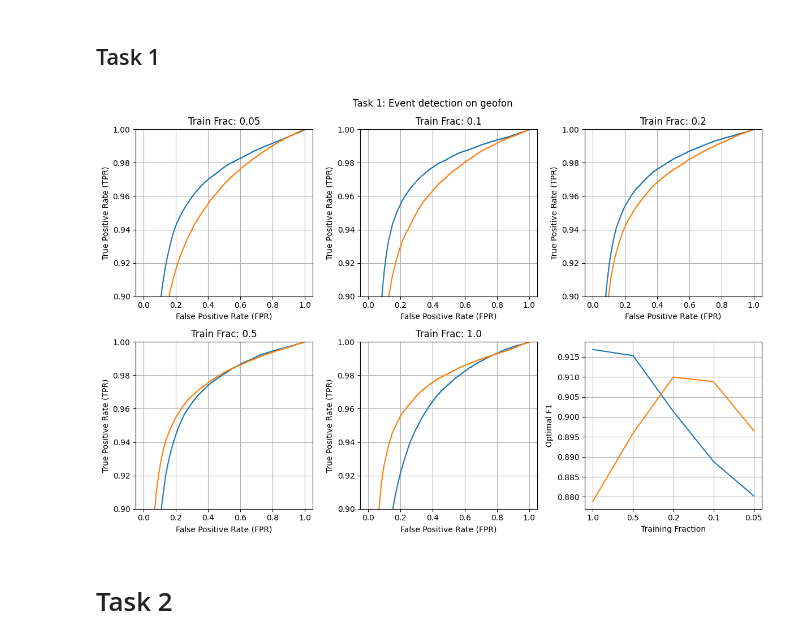
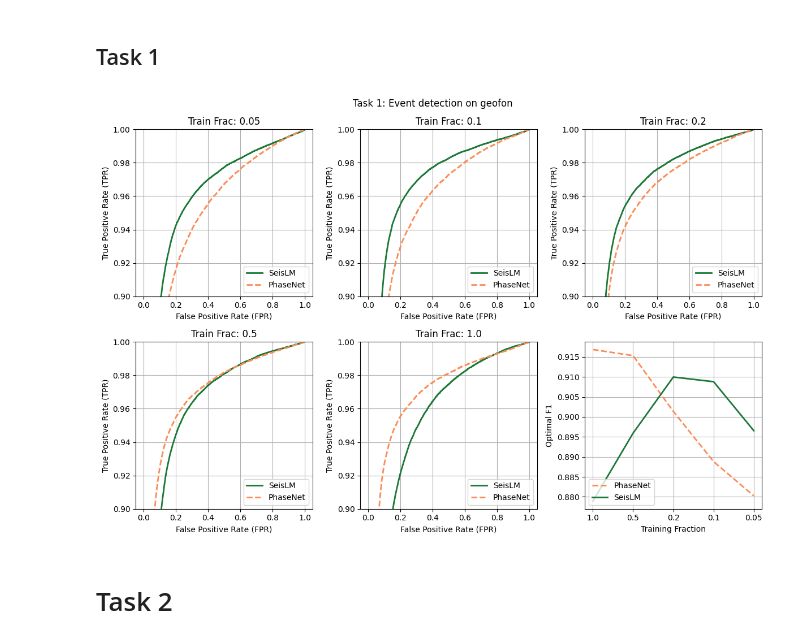
Before and after one commit to liutianlin0121/seisLM, a Jupyter notebook: notebooks/phasepick/phasepick-plot-results.ipynb, the cells around one changed output. Drawn from its saved outputs; the diff is of its cells as text; code cells hidden in the pictures.

```diff
--- a/notebooks/phasepick/phasepick-plot-results.ipynb
+++ b/notebooks/phasepick/phasepick-plot-results.ipynb
@@ -171,6 +171,20 @@ for train_frac in training_fracs:
       onset_determination_results_phasenet[train_frac] = onset_determination_results
     else:
       raise ValueError(f"Unknown ckpt_name: {ckpt_name}")
+# %%
+phasenet_kwargs = {
+  'label': 'PhaseNet',
+  'color': '#fc8d59',
+  'linestyle': '--',
+  'lw': 2,
+}
+
+seislm_kwargs = {
+  'label': 'SeisLM',
+  'color': '#1b7837',
+  'linestyle': '-',
+  'lw': 2,
+}
 # %% [markdown]
 ## Task 1
 # %%
@@ -185,44 +199,62 @@ for i, train_frac in enumerate(training_fracs):
     line1, = ax.plot(
         event_detection_results_seislm[train_frac]['fpr'],
         event_detection_results_seislm[train_frac]['tpr'],
-        label='seislm'
+        ** seislm_kwargs
+        # label='seislm',
+        # color=colors['seislm'],
+        # ls=linestyle['seislm'],
+        # marker=markers['seislm']
     )
     line2, = ax.plot(
         event_detection_results_phasenet[train_frac]['fpr'],
         event_detection_results_phasenet[train_frac]['tpr'],
-        label='phasenet'
+        ** phasenet_kwargs
+        # label='phasenet',
+        # color=colors['phasenet'],
+        # ls=linestyle['phasenet'],
+        # marker=markers['phasenet']
     )
     ax.set_ylim([0.9, 1])
     ax.set_title(f'Train Frac: {train_frac}')
     ax.set_xlabel('False Positive Rate (FPR)')
     ax.set_ylabel('True Positive Rate (TPR)')
     ax.grid(True)
-
+    ax.legend(loc='lower right')
     # Capture the handles and labels for the legend
     if handles is None and labels is None:
         handles, labels = ax.get_legend_handles_labels()
 
 
 axes[-1].plot(
   training_fracs[::-1],
-  [event_detection_results_phasenet[training_frac]['best_f1'] for training_frac in training_fracs[::-1]]
+  [event_detection_results_phasenet[training_frac]['best_f1'] for training_frac in training_fracs[::-1]],
+  ** phasenet_kwargs
+  # label='phasenet',
+  # color=colors['phasenet'],
+  # marker=markers['phasenet']
+  # ls=linestyle['phasenet']
 )
 
 axes[-1].plot(
   training_fracs[::-1],
-  [event_detection_results_seislm[training_frac]['best_f1'] for training_frac in training_fracs[::-1]]
+  [event_detection_results_seislm[training_frac]['best_f1'] for training_frac in training_fracs[::-1]],
+  ** seislm_kwargs
+  # label='seislm',
+  # color=colors['seislm'],
+  # marker=markers['seislm']
+  # ls=linestyle['seislm']
 )
 
 axes[-1].set_xlabel("Training Fraction")
 axes[-1].set_ylabel("Optimal F1")
 axes[-1].grid()
-
+axes[-1].legend(loc='lower left')
 
 plt.suptitle(f'Task 1: Event detection on {data_name}')
 plt.tight_layout()
 plt.show()
 # %% [output]
-[figure, old version]
+[figure, new version]
 # %% [markdown]
 # Task 2
 # %%
```
Also changed, not shown: parts of 2 cells of this notebook, 5 other files.
